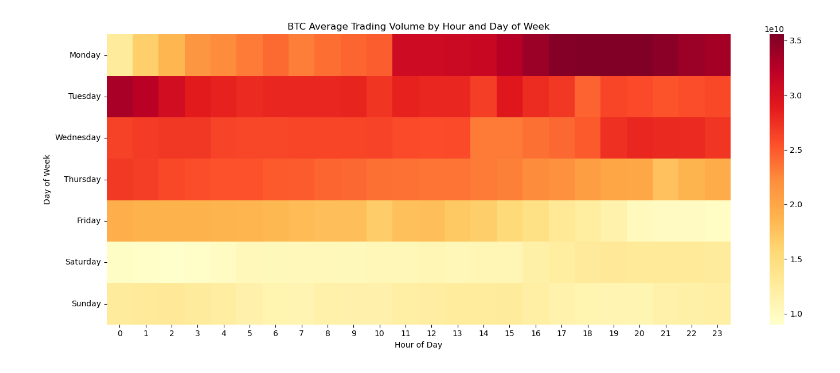
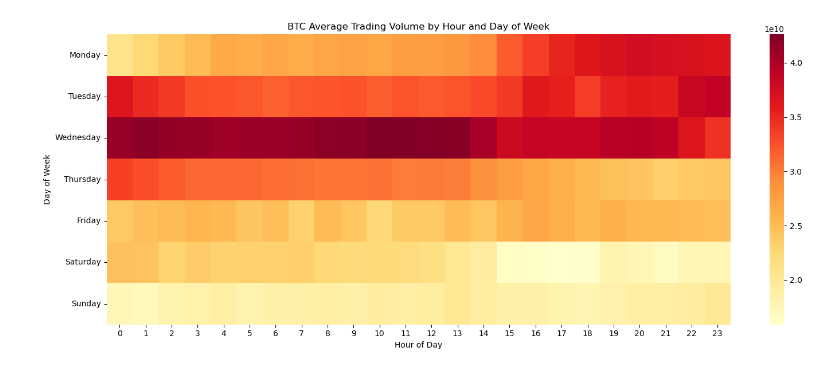
Before and after one commit to moyu1011-hka/hausarbeit-info2, a Jupyter notebook: test_coingecko_with_jupyter.ipynb, the cells around one changed output. Drawn from its saved outputs; the diff is of its cells as text; code cells hidden in the pictures.

```diff
--- a/test_coingecko_with_jupyter.ipynb
+++ b/test_coingecko_with_jupyter.ipynb
@@ -48,0 +51,20 @@ print(df)
+# %%
+#extract volumes
+def load_bitcoin_volumes(days, currency = 'usd'):
+    url = "https://api.coingecko.com/api/v3/coins/bitcoin/market_chart"
+    params = {
+        'vs_currency': currency,
+        'days': days
+    }
+    headers = {
+        "accept": "application/json",
+        "x-cg-demo-api-key": "CG-XNGBRE1zynSYLPRSQhjN7n2v"
+    }
+    response = requests.get(url, params=params, headers=headers)
+    data = response.json()
+
+    volumes = pd.DataFrame(data['total_volumes'], columns=['timestamp', 'total_volume'])
+    volumes['timestamp'] = pd.to_datetime(volumes['timestamp'], unit='ms')
+    volumes.set_index('timestamp', inplace=True)
+
+    return volumes
@@ -485,33 +257,14 @@ Correlation: 0.7741305487885453
 # %%
 #heatmap volume by hour and weekday
 
-import seaborn as sns
+days = 14
 
-url = "https://api.coingecko.com/api/v3/coins/bitcoin/market_chart"
+volumes = load_bitcoin_volumes(days)
+volumes['weekday'] = volumes.index.day_name()
+volumes['hour'] = volumes.index.hour
+print(volumes)
 
-params = {
-    'vs_currency' : 'usd',
-    'days' : '7',
-}
-
-headers = {
-    "accept": "application/json",
-    "x-cg-demo-api-key": "CG-XNGBRE1zynSYLPRSQhjN7n2v"
-}
-
-response = requests.get(url, params=params, headers=headers)
-data = response.json()
-#print(data)
-df_volume = pd.DataFrame(data['total_volumes'],columns=['timestamp','total_volume'])
-df_volume['timestamp'] = pd.to_datetime(df_volume['timestamp'], unit = 'ms')
-df_volume['weekday'] = df_volume['timestamp'].dt.day_name()
-df_volume['hour'] = df_volume['timestamp'].dt.hour
-#total_volumes.set_index('timestamp', inplace = True)
-print(df_volume)
-
-pivot_table = df_volume.pivot_table(index='weekday',columns='hour', values='total_volume', aggfunc='mean')
-
-weekday_order = ['Monday', 'Tuesday', 'Wednesday', 'Thursday', 'Friday', 'Saturday', 'Sunday']
+pivot_table = volumes.pivot_table(index='weekday',columns='hour', values='total_volume', aggfunc='mean')
 pivot_table = pivot_table.reindex(weekday_order)
 
 plt.figure(figsize=(15,6))
@@ -539,3 +293,3 @@ plt.show()
-[figure, old version]
+[figure, new version]
 # %%
 #heatmap volatility by hour and weekday
```
Also changed, not shown: parts of 24 cells of this notebook, 1 other file.
